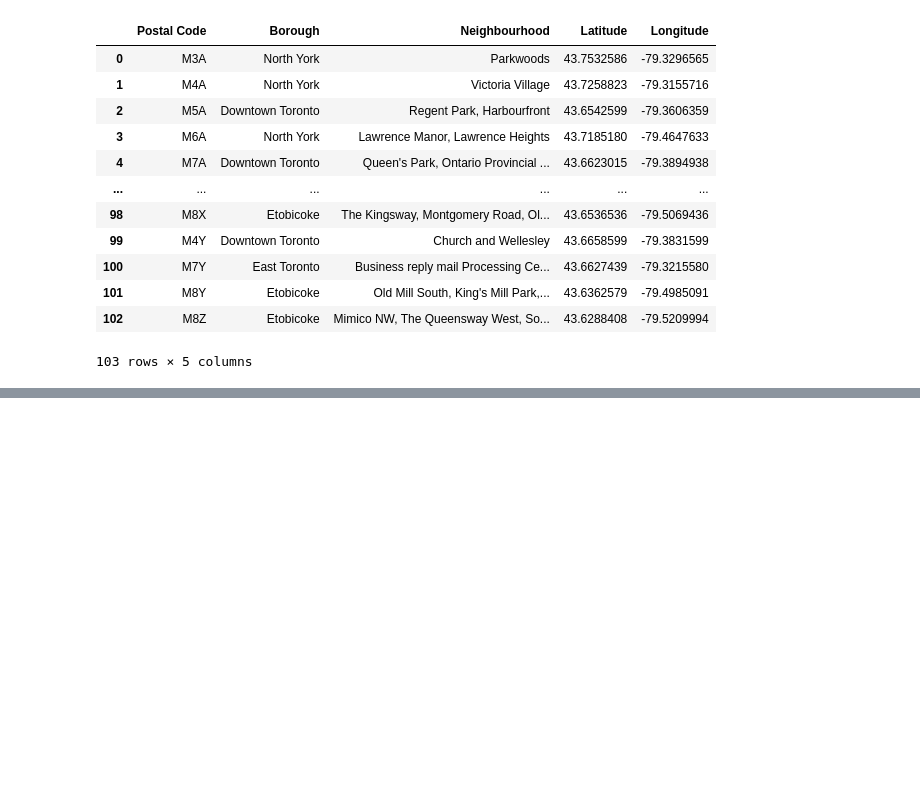
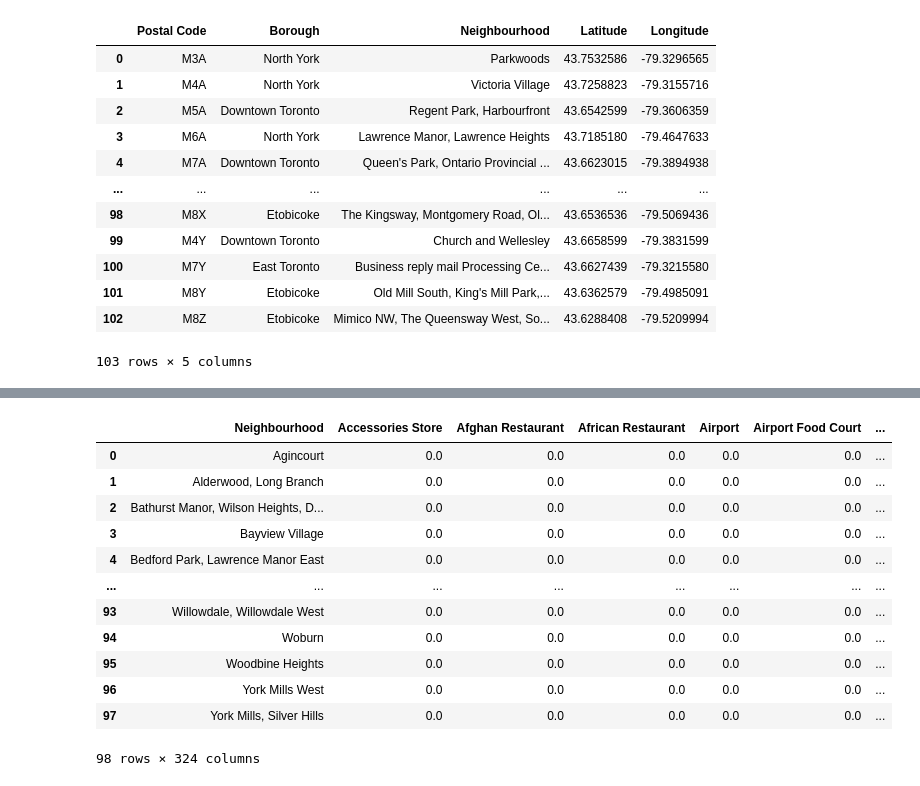
Before and after one commit to MisterCarter/Coursera_Capstone, a Jupyter notebook: Scripts/Foursquare/BoN.ipynb, the cells around one changed output, grey strips where cells are left out. Drawn from its saved outputs; the diff is of its cells as text; code cells hidden in the pictures; blank space fills up the shorter version.

```diff
--- a/Scripts/Foursquare/BoN.ipynb
+++ b/Scripts/Foursquare/BoN.ipynb
@@ -148,0 +395,17 @@ df ### CLEAN DATAFRAME WITH EVERYTHING AS ASKED
+# %%
+tor_grouped = tor_onehot.groupby('Neighbourhood').mean().reset_index()
+tor_grouped
+# %% [output]
+|  | Neighbourhood | Accessories Store | Afghan Restaurant | African Restaurant | Airport | Airport Food Court | ... |
+| 0 | Agincourt | 0.0 | 0.0 | 0.0 | 0.0 | 0.0 | ... |
+| 1 | Alderwood, Long Branch | 0.0 | 0.0 | 0.0 | 0.0 | 0.0 | ... |
+| 2 | Bathurst Manor, Wilson Heights, D... | 0.0 | 0.0 | 0.0 | 0.0 | 0.0 | ... |
+| 3 | Bayview Village | 0.0 | 0.0 | 0.0 | 0.0 | 0.0 | ... |
+| 4 | Bedford Park, Lawrence Manor East | 0.0 | 0.0 | 0.0 | 0.0 | 0.0 | ... |
+| ... | ... | ... | ... | ... | ... | ... | ... |
+| 93 | Willowdale, Willowdale West | 0.0 | 0.0 | 0.0 | 0.0 | 0.0 | ... |
+| 94 | Woburn | 0.0 | 0.0 | 0.0 | 0.0 | 0.0 | ... |
+| 95 | Woodbine Heights | 0.0 | 0.0 | 0.0 | 0.0 | 0.0 | ... |
+| 96 | York Mills West | 0.0 | 0.0 | 0.0 | 0.0 | 0.0 | ... |
+| 97 | York Mills, Silver Hills | 0.0 | 0.0 | 0.0 | 0.0 | 0.0 | ... |
+98 rows × 324 columns
```
Also changed, not shown: parts of 27 cells of this notebook.
